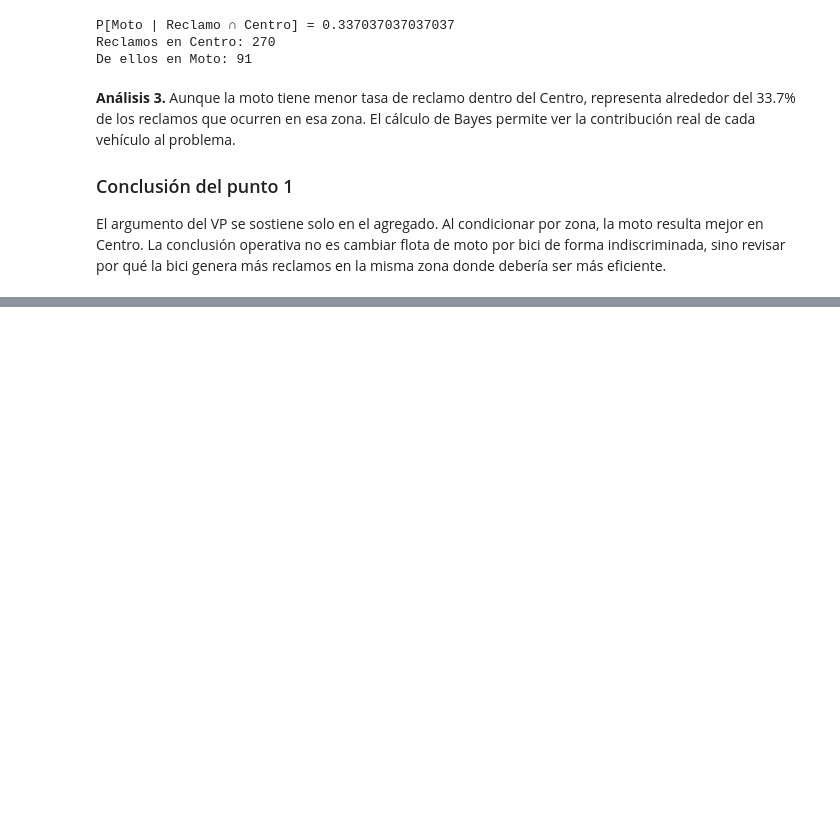
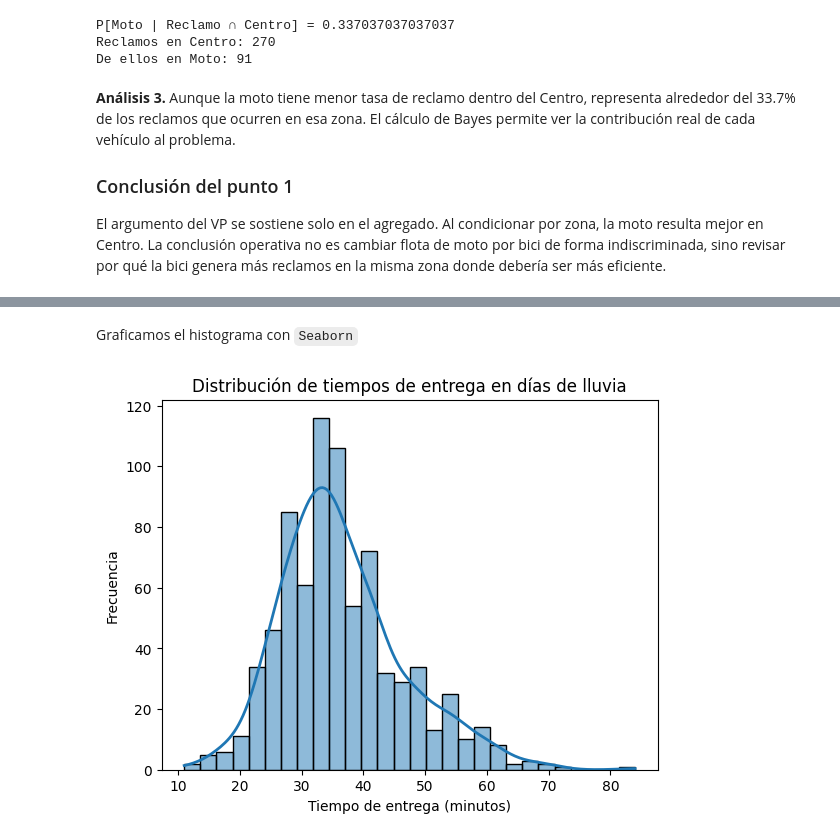
Before and after one commit to SamuelGJ0320/Examen01_EstApl, a Jupyter notebook: primer_parcial_estadistica_aplicada.ipynb, the cells around one changed output, grey strips where cells are left out. Drawn from its saved outputs; the diff is of its cells as text; code cells hidden in the pictures; blank space fills up the shorter version.

```diff
--- a/primer_parcial_estadistica_aplicada.ipynb
+++ b/primer_parcial_estadistica_aplicada.ipynb
@@ -79,0 +101,3 @@ El argumento del VP se sostiene solo en el agregado. Al condicionar por zona, la
+# %%
+df = pd.read_csv('/content/delivery_logs_parcial.csv')
+df.head()
@@ -79,0 +113,3 @@ El argumento del VP se sostiene solo en el agregado. Al condicionar por zona, la
+# %%
+rain_days = df[df['rain_flag']==1]
+rain_days.head()
@@ -79,0 +123,10 @@ El argumento del VP se sostiene solo en el agregado. Al condicionar por zona, la
+# %% [markdown]
+Graficamos el histograma con `Seaborn`
+# %%
+sns.histplot(rain_days['delivery_time_min'], kde=True, line_kws={'linewidth': 2})
+plt.title('Distribución de tiempos de entrega en días de lluvia')
+plt.xlabel('Tiempo de entrega (minutos)')
+plt.ylabel('Frecuencia')
+plt.show()
+# %% [output]
+[figure, added]
```
Also changed, not shown: parts of 13 cells of this notebook.
